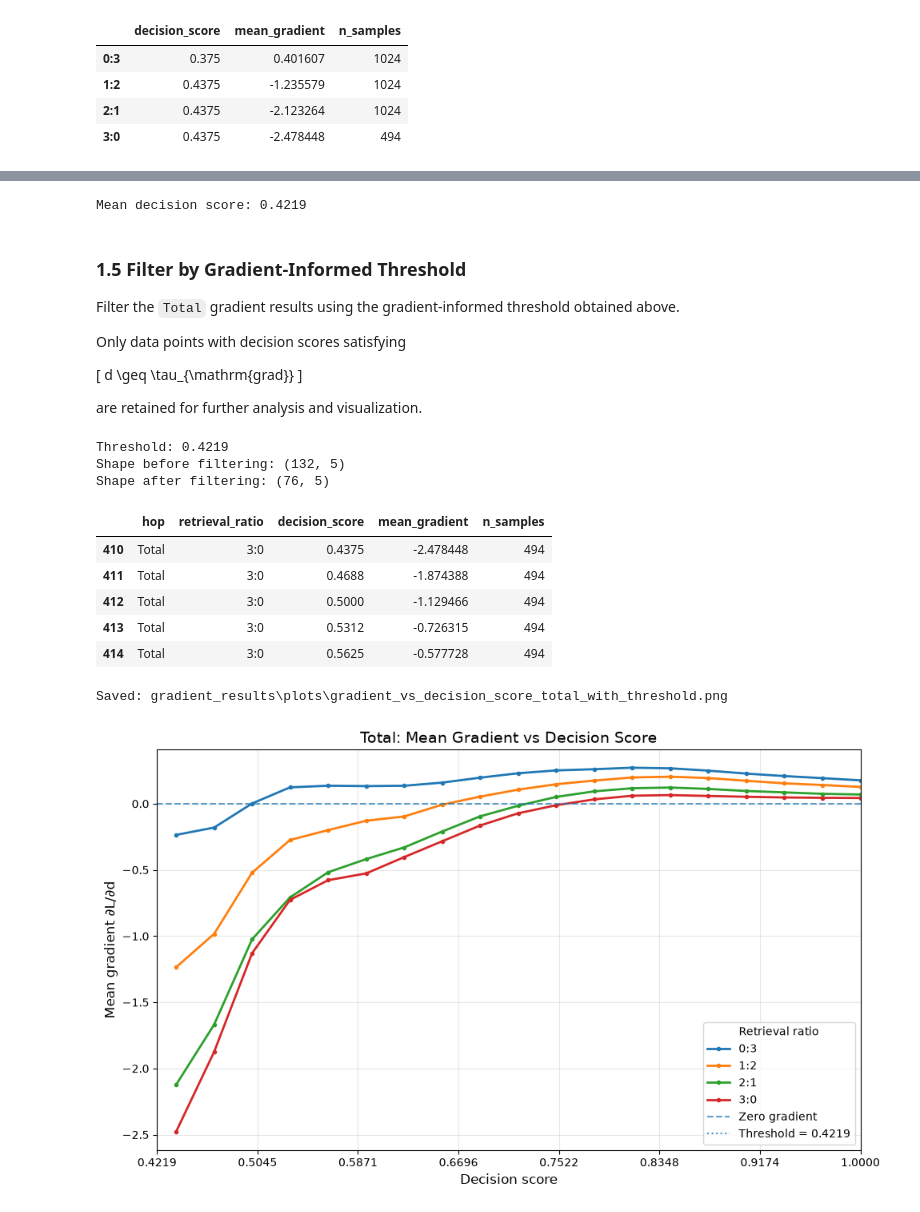
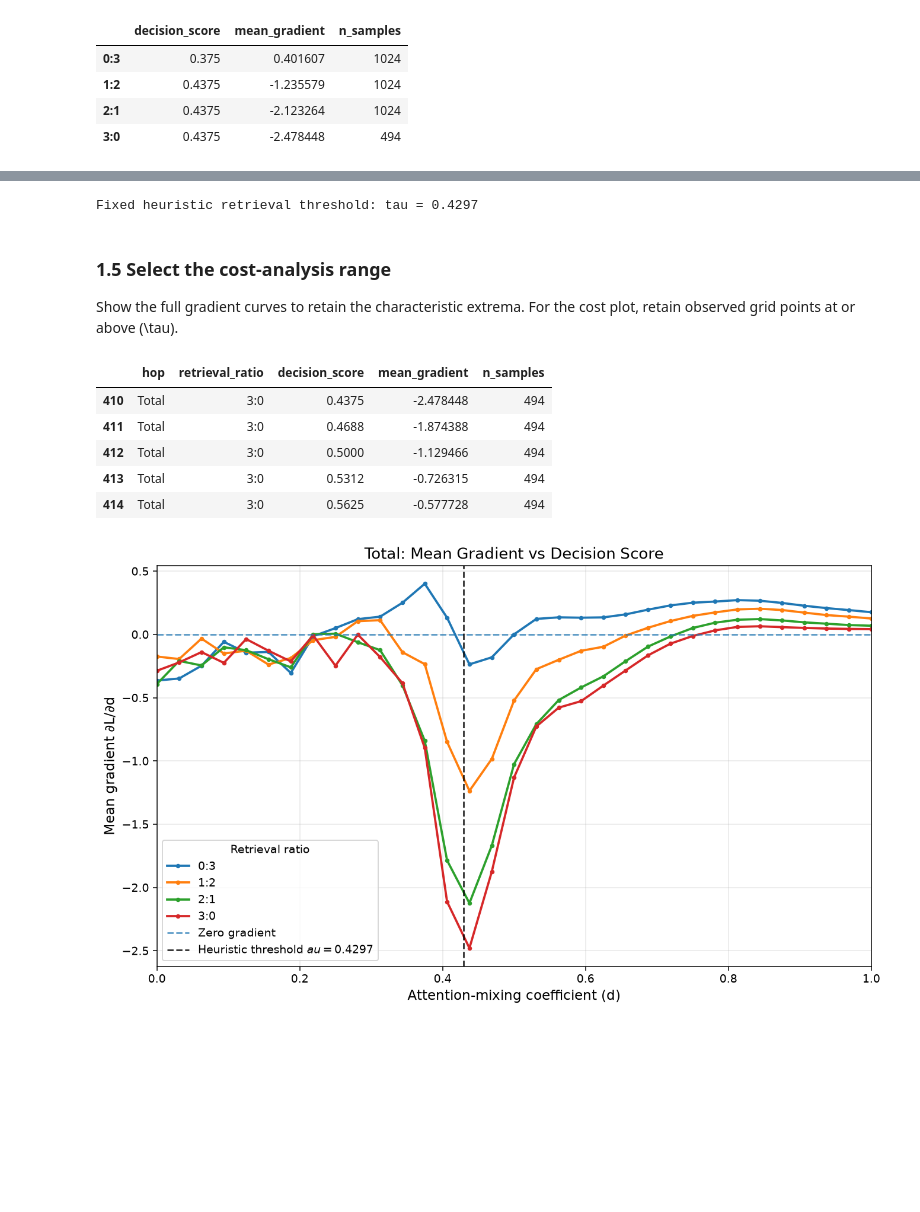
Before and after one commit to nguyenphantuanduy/adaptive-retrieval-timing, a Jupyter notebook: phase_1/stage_2_hypothesis_verification/H2_gradient_direction/analyze_threshold_and_cost_simplified.ipynb, the cells around one changed output, grey strips where cells are left out. Cells and saved outputs as stored; diff of their text form; code cells hidden in the pictures; blank space fills up the shorter version.

```diff
--- a/phase_1/stage_2_hypothesis_verification/H2_gradient_direction/analyze_threshold_and_cost_simplified.ipynb
+++ b/phase_1/stage_2_hypothesis_verification/H2_gradient_direction/analyze_threshold_and_cost_simplified.ipynb
@@ -153,35 +96,16 @@ d_{3:0}^{\mathrm{valley}}
 # %%
-threshold = characteristic_df["decision_score"].mean()
-
-print(f"Mean decision score: {threshold:.4f}")
+tau = 0.4297
+print(f"Fixed heuristic retrieval threshold: tau = {tau:.4f}")
 # %% [output]
-Mean decision score: 0.4219
+Fixed heuristic retrieval threshold: tau = 0.4297
 # %% [markdown]
-### 1.5 Filter by Gradient-Informed Threshold
+### 1.5 Select the cost-analysis range
 
-Filter the `Total` gradient results using the gradient-informed threshold obtained above.
-
-Only data points with decision scores satisfying
-
-\[
-d \geq \tau_{\mathrm{grad}}
-\]
-
-are retained for further analysis and visualization.
+Show the full gradient curves to retain the characteristic extrema. For the cost plot, retain observed grid points at or above \(\tau\).
 # %%
-threshold_df = total_df[
-    total_df["decision_score"] >= threshold
-].copy()
-
-print(f"Threshold: {threshold:.4f}")
-print(f"Shape before filtering: {total_df.shape}")
-print(f"Shape after filtering: {threshold_df.shape}")
-
+threshold_df = total_df.loc[total_df["decision_score"] >= tau].copy()
 threshold_df.head()
 # %% [output]
-Threshold: 0.4219
-Shape before filtering: (132, 5)
-Shape after filtering: (76, 5)
 |  | hop | retrieval_ratio | decision_score | mean_gradient | n_samples |
 | 410 | Total | 3:0 | 0.4375 | -2.478448 | 494 |
 | 411 | Total | 3:0 | 0.4688 | -1.874388 | 494 |
@@ -189,9 +113,6 @@ Shape after filtering: (76, 5)
 | 413 | Total | 3:0 | 0.5312 | -0.726315 | 494 |
 | 414 | Total | 3:0 | 0.5625 | -0.577728 | 494 |
 # %%
-from pathlib import Path
-
-import numpy as np
 import matplotlib.pyplot as plt
 
 
@@ -207,8 +128,8 @@ plt.figure(figsize=(10, 6))
 # 2:1 → green
 # 3:0 → red
 for ratio in ["0:3", "1:2", "2:1", "3:0"]:
-    ratio_df = threshold_df[
-        threshold_df["retrieval_ratio"] == ratio
+    ratio_df = total_df[
+        total_df["retrieval_ratio"] == ratio
     ].sort_values("decision_score")
 
     if ratio_df.empty:
@@ -234,59 +155,43 @@ plt.axhline(
 
 # Threshold reference
 plt.axvline(
-    x=threshold,
-    linestyle=":",
+    x=tau,
+    color="black",
+    linestyle="--",
     linewidth=1.5,
     alpha=0.8,
-    label=f"Threshold = {threshold:.4f}",
+    label=fr"Heuristic threshold $	au={tau:.4f}$",
 )
 
 plt.xlabel(
-    "Decision score",
+    "Attention-mixing coefficient (d)",
     fontsize=12,
 )
 
 plt.ylabel(
     "Mean gradient ∂L/∂d",
     fontsize=12,
 )
 
 plt.title(
     "Total: Mean Gradient vs Decision Score",
     fontsize=14,
 )
 
-plt.xlim(threshold, 1)
-
-plt.xticks(
-    np.linspace(
-        threshold,
-        1,
-        8,
-    )
-)
+plt.xlim(0, 1)
 
 plt.grid(
     True,
     alpha=0.3,
 )
 
 plt.legend(
     title="Retrieval ratio"
 )
 
 plt.tight_layout()
 
-plt.savefig(
-    OUTPUT_PATH,
-    dpi=300,
-    bbox_inches="tight",
-)
-
-print(f"Saved: {OUTPUT_PATH}")
-
 plt.show()
 # %% [output]
-Saved: gradient_results\plots\gradient_vs_decision_score_total_with_threshold.png
-[figure, old version]
+[figure, new version]
 # %% [markdown]
```
Also changed, not shown: parts of 4 cells of this notebook, 17 other files.
